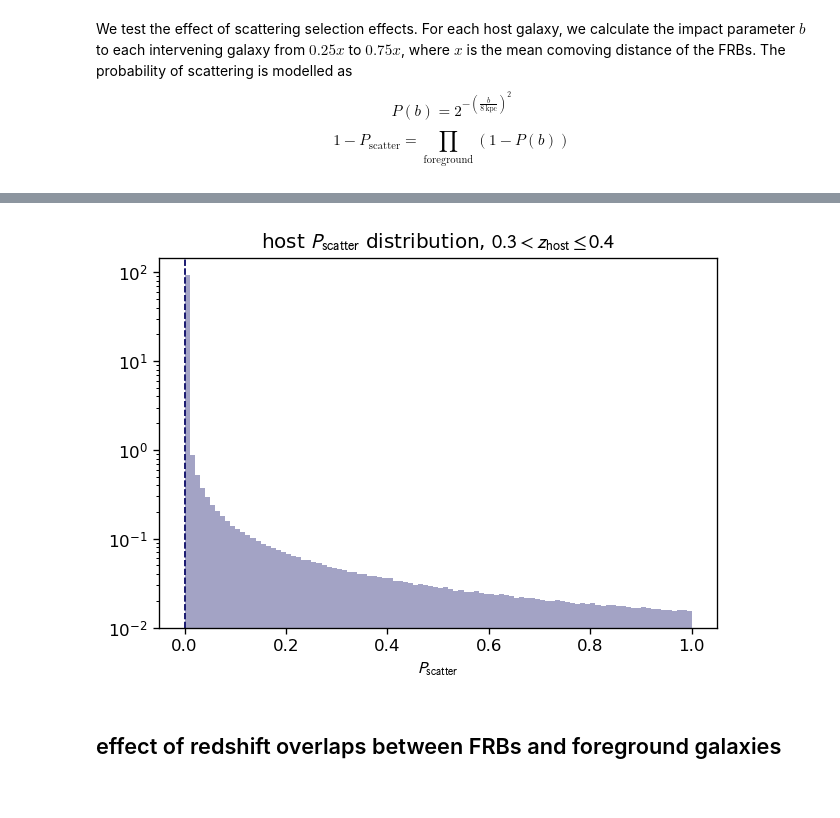
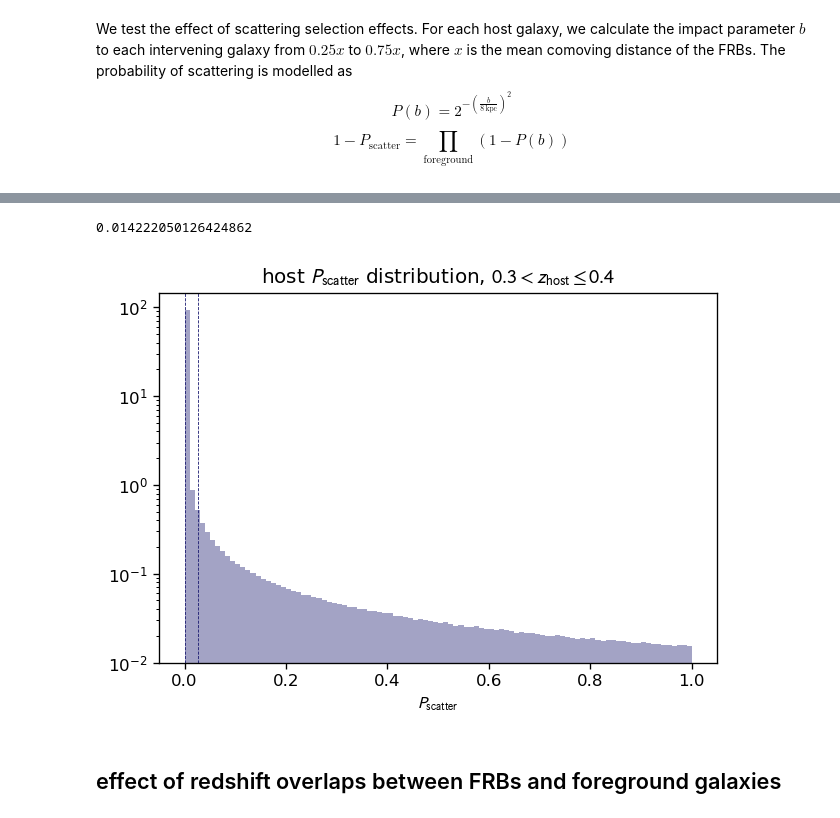
Before and after one commit to aqcheng/illustris_frb, a Jupyter notebook: notebooks/experiments.ipynb, the cells around one changed output, grey strips where cells are left out. Drawn from its saved outputs; the diff is of its cells as text; code cells hidden in the pictures.

```diff
--- a/notebooks/experiments.ipynb
+++ b/notebooks/experiments.ipynb
@@ -601,13 +610,17 @@ cred_interval_68 = (np.percentile(scatterPs, 16), np.percentile(scatterPs, 84))
+# %%
+print(np.mean(scatterPs))
+# %% [output]
+0.014222050126424862
 # %%
 c = 'midnightblue'
 _ = plt.hist(scatterPs, bins=100, log=True, density=True, color=c, alpha=0.4)
-plt.axvline(cred_interval_68[0], color=c, ls='--', lw=1)
-plt.axvline(cred_interval_68[1], color=c, ls='--', lw=1)
+plt.axvline(np.percentile(scatterPs, 95), color=c, ls='--', lw=0.5)
+plt.axvline(np.percentile(scatterPs, 5), color=c, ls='--', lw=0.5)
 plt.xlabel(r'$P_\text{scatter}$')
 plt.title(r'host $P_\text{scatter}$ distribution, $0.3 < z_\text{host} \leq 0.4$')
 plt.savefig(os.path.join(figpath, 'host_scatter_p.pdf'))
 # %% [output]
-[figure, old version]
+[figure, new version]
 # %% [markdown]
 ## effect of redshift overlaps between FRBs and foreground galaxies
 # %% [markdown]
```
Also changed, not shown: parts of 7 cells of this notebook.
